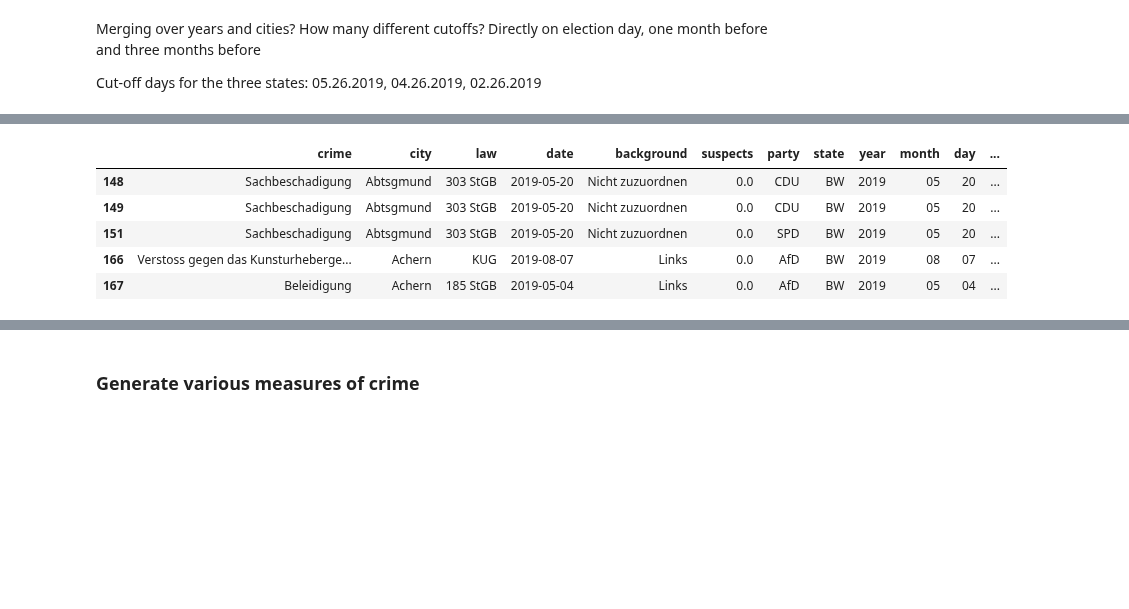
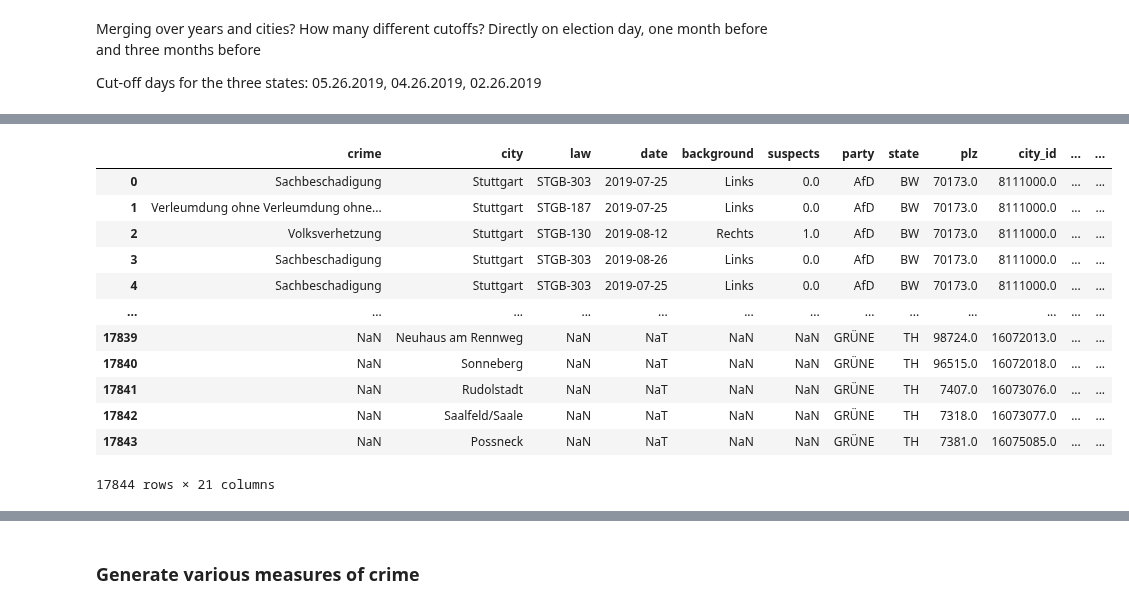
Before and after one commit to mariusgruenewald/pol_viol, a Jupyter notebook: merging_data.ipynb, the cells around one changed output, grey strips where cells are left out. Saved outputs shown, nothing was run; the diff lists cells and outputs as text; code cells hidden in the pictures; blank space fills up the shorter version.

Commit message:
updated data file w/out controls

```diff
--- a/merging_data.ipynb
+++ b/merging_data.ipynb
@@ -59,7 +90,7 @@ data_crime.loc[data_crime['date'] > dt.datetime(2019, 2, 26, 0, 0), 'cycle_3'] =
 # remove duplicates from data_share
 # The following mistake happened: during merger full line and line w/out merger success being kept
 # If done before, file will not contain unmatched entities -> necessary for manual inspection
-data_share.drop_duplicates(subset=['city','party','Anzahl Bewerber','darunter Frauen','cycle_1','state'], ignore_index=True, inplace=True)
+#data_share.drop_duplicates(subset=['city','party','Anzahl Bewerber','darunter Frauen','cycle_1','state'], ignore_index=True, inplace=True)
 # %%
 # Find double cities in data share
 # we cannot use plz here, since crime data doesn't have any of that -> merger on plz doesnt work
@@ -81,5 +112,5 @@ for city in data_share['city'].unique():
 # %%
 # drop cities that are not uniquely identifable by cityname
-list_double_cities = data_share[data_share.city.isin(list_double.city)]['city'].unique()
-list_to_drop_crime = data_crime[data_crime.city.isin(list_double.city)]
-data_crime = data_crime[~data_crime.city.isin(list_to_drop_crime.city)]
+#list_double_cities = data_share[data_share.city.isin(list_double.city)]['city'].unique()
+#list_to_drop_crime = data_crime[data_crime.city.isin(list_double.city)]
+#data_crime = data_crime[~data_crime.city.isin(list_to_drop_crime.city)]
@@ -123,5 +117,7 @@ base_city.reset_index(drop=True)
 # %%
-# Generate crime_count variable for easier aggregation
-data_crime['crime_count'] = 0
-data_crime.loc[~data_crime['crime'].isna(), 'crime_count'] = 1
+data_share.dropna(inplace=True)
+
+# Generate crime_count variable for easier handling
+data_crime['crime_count'] = 1
 data_crime.drop('Unnamed: 0', axis=1, inplace=True)
+data_crime.dropna(subset=['party'], inplace=True)
@@ -130,9 +142,19 @@ data_crime.dropna(subset=['party'], inplace=True)
-# %%
-data_crime.head()
-# %% [output]
-|  | crime | city | law | date | background | suspects | party | state | year | month | day | ... |
-| 148 | Sachbeschadigung | Abtsgmund | 303 StGB | 2019-05-20 | Nicht zuzuordnen | 0.0 | CDU | BW | 2019 | 05 | 20 | ... |
-| 149 | Sachbeschadigung | Abtsgmund | 303 StGB | 2019-05-20 | Nicht zuzuordnen | 0.0 | CDU | BW | 2019 | 05 | 20 | ... |
-| 151 | Sachbeschadigung | Abtsgmund | 303 StGB | 2019-05-20 | Nicht zuzuordnen | 0.0 | SPD | BW | 2019 | 05 | 20 | ... |
-| 166 | Verstoss gegen das Kunsturheberge... | Achern | KUG | 2019-08-07 | Links | 0.0 | AfD | BW | 2019 | 08 | 07 | ... |
-| 167 | Beleidigung | Achern | 185 StGB | 2019-05-04 | Links | 0.0 | AfD | BW | 2019 | 05 | 04 | ... |
+# %%
+data_merged = pd.merge(data_crime, data_share, on=['plz', 'city', 'cycle_1', 'party', 'state', 'cycle_2', 'cycle_3', 'city_id', 'bl_kuerzel'], how='right', validate='m:1')
+data_merged.drop(['Unnamed: 0'], axis=1, inplace=True)
+data_merged['crime_count'] = data_merged['crime_count'].fillna(0)
+data_merged
+# %% [output]
+|  | crime | city | law | date | background | suspects | party | state | plz | city_id | ... | ... |
+| 0 | Sachbeschadigung | Stuttgart | STGB-303 | 2019-07-25 | Links | 0.0 | AfD | BW | 70173.0 | 8111000.0 | ... | ... |
+| 1 | Verleumdung ohne Verleumdung ohne... | Stuttgart | STGB-187 | 2019-07-25 | Links | 0.0 | AfD | BW | 70173.0 | 8111000.0 | ... | ... |
+| 2 | Volksverhetzung | Stuttgart | STGB-130 | 2019-08-12 | Rechts | 1.0 | AfD | BW | 70173.0 | 8111000.0 | ... | ... |
+| 3 | Sachbeschadigung | Stuttgart | STGB-303 | 2019-08-26 | Links | 0.0 | AfD | BW | 70173.0 | 8111000.0 | ... | ... |
+| 4 | Sachbeschadigung | Stuttgart | STGB-303 | 2019-07-25 | Links | 0.0 | AfD | BW | 70173.0 | 8111000.0 | ... | ... |
+| ... | ... | ... | ... | ... | ... | ... | ... | ... | ... | ... | ... | ... |
+| 17839 | NaN | Neuhaus am Rennweg | NaN | NaT | NaN | NaN | GRÜNE | TH | 98724.0 | 16072013.0 | ... | ... |
+| 17840 | NaN | Sonneberg | NaN | NaT | NaN | NaN | GRÜNE | TH | 96515.0 | 16072018.0 | ... | ... |
+| 17841 | NaN | Rudolstadt | NaN | NaT | NaN | NaN | GRÜNE | TH | 7407.0 | 16073076.0 | ... | ... |
+| 17842 | NaN | Saalfeld/Saale | NaN | NaT | NaN | NaN | GRÜNE | TH | 7318.0 | 16073077.0 | ... | ... |
+| 17843 | NaN | Possneck | NaN | NaT | NaN | NaN | GRÜNE | TH | 7381.0 | 16075085.0 | ... | ... |
+17844 rows × 21 columns
```
Also changed, not shown: parts of 31 cells of this notebook, 3 other files.
